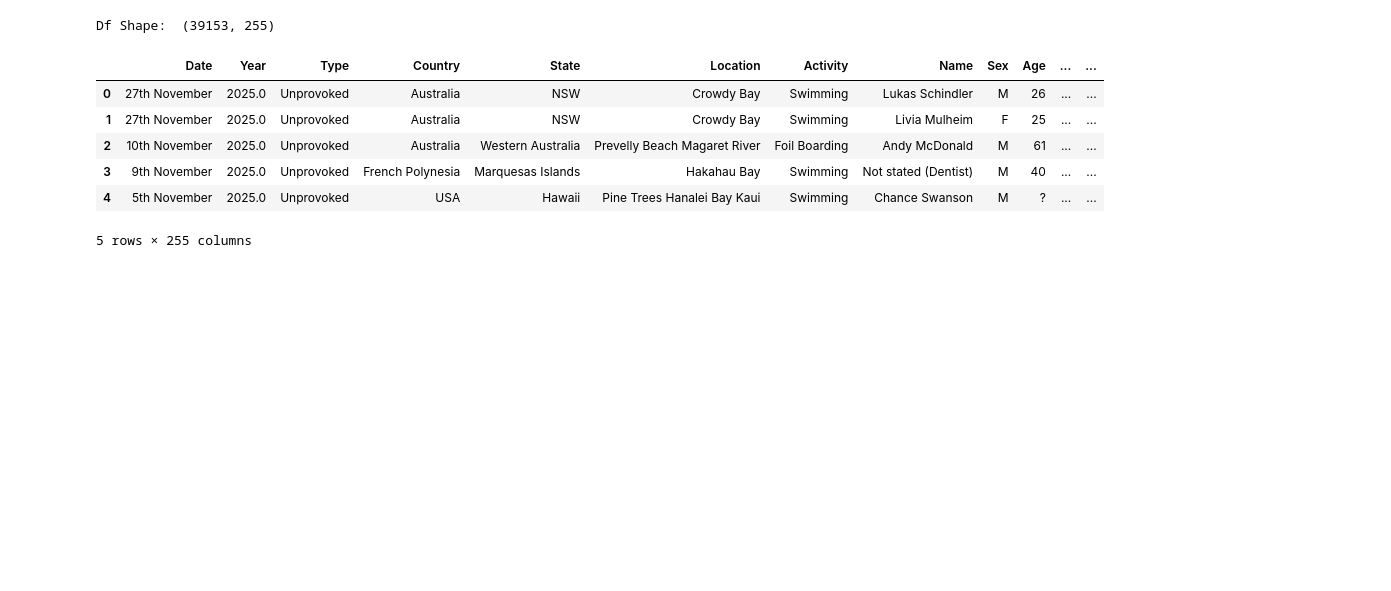
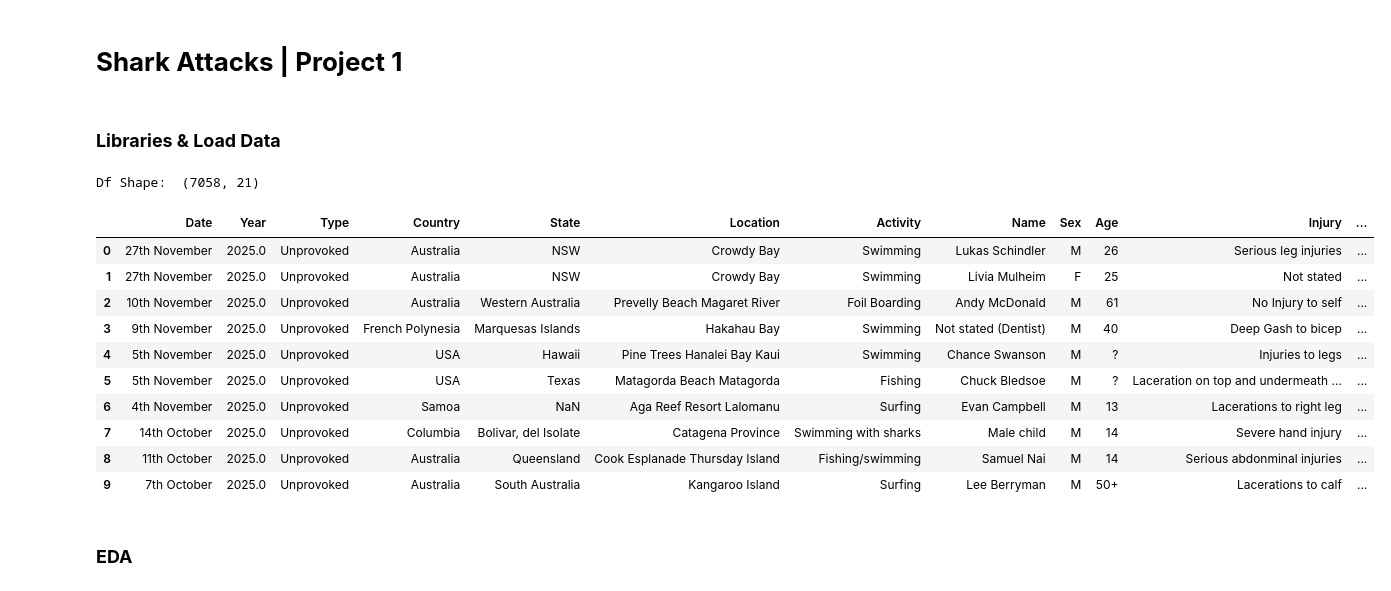
Before and after one commit to DavidLeal7/Shark_Attacks_P1, a Jupyter notebook: notebooks/EDA.ipynb, the cells around one changed output. Saved outputs shown, nothing was run; the diff lists cells and outputs as text; code cells hidden in the pictures; blank space fills up the shorter version.

```diff
--- a/notebooks/EDA.ipynb
+++ b/notebooks/EDA.ipynb
@@ -1,3 +1,7 @@
+# %% [markdown]
+# **Shark Attacks | Project 1**
+# %% [markdown]
+### **Libraries & Load Data**
 # %%
 #Libraries
 import pandas as pd
@@ -6,17 +11,27 @@ import matplotlib.pyplot as plt
+# %%
+# Display options: show all columns
+pd.set_option('display.max_columns', None)
 # %%
 # Load Data
-df = pd.read_csv('C:\\Users\\ynk615\\OneDrive - Corteva\\Documentos\\dataprojects\\sharks_p1_attacks\\data\\raw\\GSAF5.csv')
+data_path = Path('../data/raw/GSAF5.csv')
+df = pd.read_csv(data_path)
 print('Df Shape: ', df.shape)
-df.head()
+df.head(10)
 # %% [output]
-Df Shape:  (39153, 255)
+Df Shape:  (7058, 21)
-|  | Date | Year | Type | Country | State | Location | Activity | Name | Sex | Age | ... | ... |
-| 0 | 27th November | 2025.0 | Unprovoked | Australia | NSW | Crowdy Bay | Swimming | Lukas Schindler | M | 26 | ... | ... |
-| 1 | 27th November | 2025.0 | Unprovoked | Australia | NSW | Crowdy Bay | Swimming | Livia Mulheim | F | 25 | ... | ... |
-| 2 | 10th November | 2025.0 | Unprovoked | Australia | Western Australia | Prevelly Beach Magaret River | Foil Boarding | Andy McDonald | M | 61 | ... | ... |
-| 3 | 9th November | 2025.0 | Unprovoked | French Polynesia | Marquesas Islands | Hakahau Bay | Swimming | Not stated (Dentist) | M | 40 | ... | ... |
-| 4 | 5th November | 2025.0 | Unprovoked | USA | Hawaii | Pine Trees Hanalei Bay Kaui | Swimming | Chance Swanson | M | ? | ... | ... |
+|  | Date | Year | Type | Country | State | Location | Activity | Name | Sex | Age | Injury | ... |
+| 0 | 27th November | 2025.0 | Unprovoked | Australia | NSW | Crowdy Bay | Swimming | Lukas Schindler | M | 26 | Serious leg injuries | ... |
+| 1 | 27th November | 2025.0 | Unprovoked | Australia | NSW | Crowdy Bay | Swimming | Livia Mulheim | F | 25 | Not stated | ... |
+| 2 | 10th November | 2025.0 | Unprovoked | Australia | Western Australia | Prevelly Beach Magaret River | Foil Boarding | Andy McDonald | M | 61 | No Injury to self | ... |
+| 3 | 9th November | 2025.0 | Unprovoked | French Polynesia | Marquesas Islands | Hakahau Bay | Swimming | Not stated (Dentist) | M | 40 | Deep Gash to bicep | ... |
+| 4 | 5th November | 2025.0 | Unprovoked | USA | Hawaii | Pine Trees Hanalei Bay Kaui | Swimming | Chance Swanson | M | ? | Injuries to legs | ... |
+| 5 | 5th November | 2025.0 | Unprovoked | USA | Texas | Matagorda Beach Matagorda | Fishing | Chuck Bledsoe | M | ? | Laceration on top and undermeath ... | ... |
+| 6 | 4th November | 2025.0 | Unprovoked | Samoa | NaN | Aga Reef Resort Lalomanu | Surfing | Evan Campbell | M | 13 | Lacerations to right leg | ... |
+| 7 | 14th October | 2025.0 | Unprovoked | Columbia | Bolivar, del Isolate | Catagena Province | Swimming with sharks | Male child | M | 14 | Severe hand injury | ... |
+| 8 | 11th October | 2025.0 | Unprovoked | Australia | Queensland | Cook Esplanade Thursday Island | Fishing/swimming | Samuel Nai | M | 14 | Serious abdonminal injuries | ... |
+| 9 | 7th October | 2025.0 | Unprovoked | Australia | South Australia | Kangaroo Island | Surfing | Lee Berryman | M | 50+ | Lacerations to calf | ... |
-5 rows × 255 columns
+# %% [markdown]
+### **EDA**
 # %%
 #  Schema
 df.info()
```
Also changed, not shown: parts of 11 cells of this notebook.
